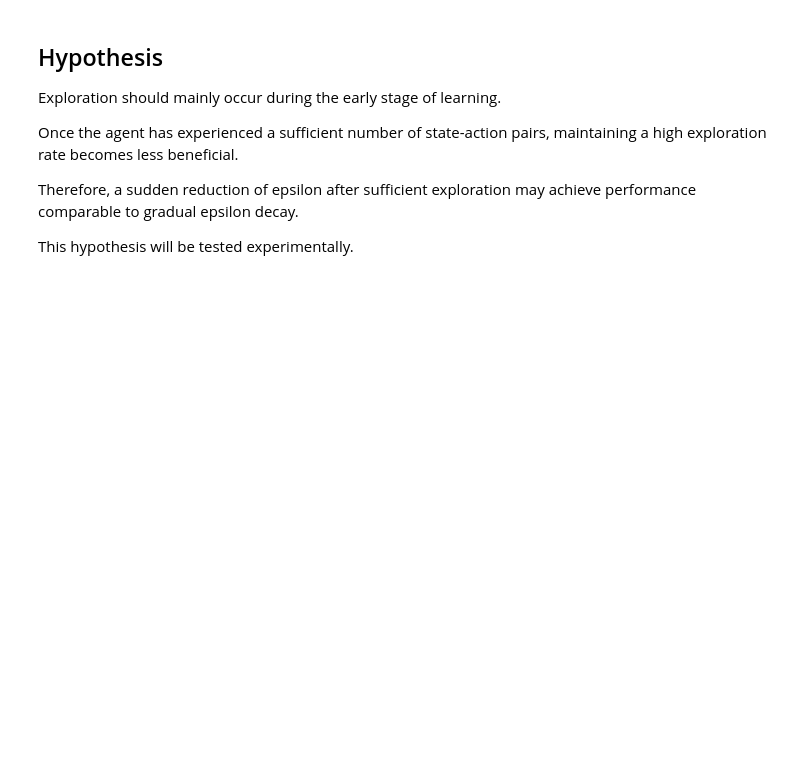
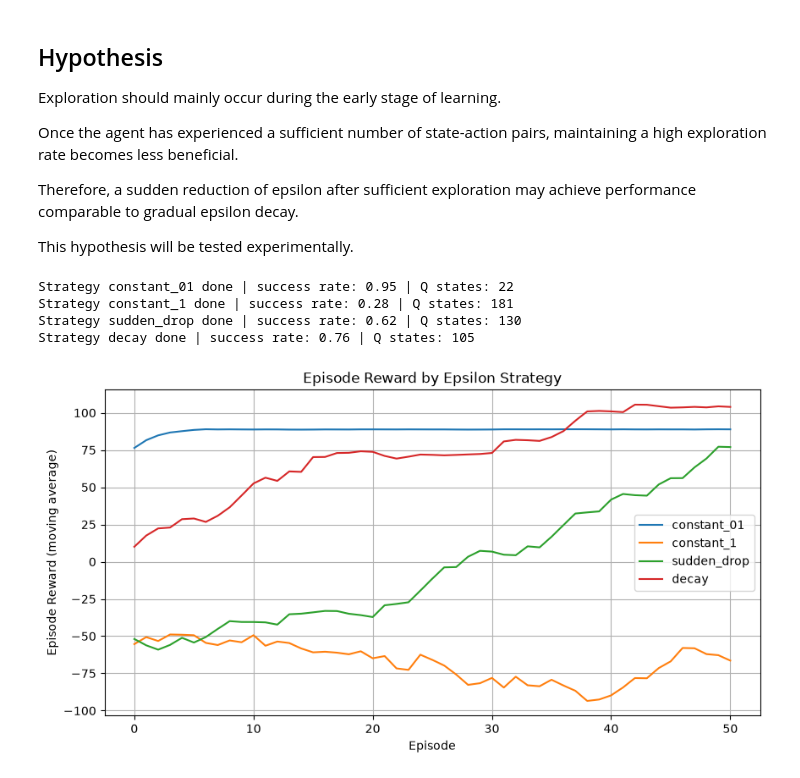
Before and after one commit to fueguito03/rl-mechanical-engineering, a Jupyter notebook: Projects/12_exploration.ipynb, the cells around one changed output. Saved outputs shown, nothing was run; the diff lists cells and outputs as text; code cells hidden in the pictures; blank space fills up the shorter version.

```diff
--- a/Projects/12_exploration.ipynb
+++ b/Projects/12_exploration.ipynb
@@ -144,7 +144,10 @@ def get_epsilon(episode, strategy):
         return epsilon
     elif strategy == "decay":
         epsilon_start = 1
+        epsilon_min = 0.1
         decay_rate = 0.995
         epsilon = epsilon_start * (decay_rate ** episode)
+        if epsilon < epsilon_min:
+            epsilon = epsilon_min
         return epsilon
 # %%
@@ -231,28 +239,58 @@ def evaluate_policy(Q, reward_type):
 
     return trajectory
 # %%
+reward_type = "B"
+strategies = ["constant_01", "constant_1", "sudden_drop", "decay"]
+
 results = {}
 
-for reward_type in ["A", "B", "C", "D"]:
-    Q, episode_rewards, success_log = train_q_learning(reward_type)
+for strategy in strategies:
+    Q, episode_rewards, success_log, epsilon_log = train_q_learning(
+        reward_type=reward_type,
+        strategy=strategy
+    )
+
     trajectory = evaluate_policy(Q, reward_type)
 
-    results[reward_type] = {
+    results[strategy] = {
         "Q": Q,
         "episode_rewards": episode_rewards,
         "success_log": success_log,
+        "epsilon_log": epsilon_log,
         "trajectory": trajectory
     }
 
     success_rate = sum(success_log) / len(success_log)
-    print(f"Reward {reward_type} done | success rate: {success_rate:.2f} | Q states: {len(Q)}")
+
+    print(
+        f"Strategy {strategy} done | "
+        f"success rate: {success_rate:.2f} | "
+        f"Q states: {len(Q)}"
+    )
+# %% [output]
+Strategy constant_01 done | success rate: 0.95 | Q states: 22
+Strategy constant_1 done | success rate: 0.28 | Q states: 181
+Strategy sudden_drop done | success rate: 0.62 | Q states: 130
+Strategy decay done | success rate: 0.76 | Q states: 105
+# %%
+def moving_average(data, window=50):
+    data = np.array(data, dtype=float)
+    if len(data) < window:
+        return data
+    return np.convolve(data, np.ones(window) / window, mode="valid")
 # %%
-for reward_type in ["A", "B", "C", "D"]:
-    plt.plot(results[reward_type]["episode_rewards"], label=f"Reward {reward_type}")
+plt.figure(figsize=(10, 5))
+
+for strategy in strategies:
+    rewards = results[strategy]["episode_rewards"]
+    smoothed_rewards = moving_average(rewards, window=50)
+    plt.plot(smoothed_rewards, label=strategy)
 
 plt.xlabel("Episode")
-plt.ylabel("Total Reward")
-plt.title("Episode Reward Comparison")
+plt.ylabel("Episode Reward (moving average)")
+plt.title("Episode Reward by Epsilon Strategy")
 plt.legend()
-plt.grid()
+plt.grid(True)
 plt.show()
+# %% [output]
+[figure, added]
```
Also changed, not shown: parts of 4 cells of this notebook.
